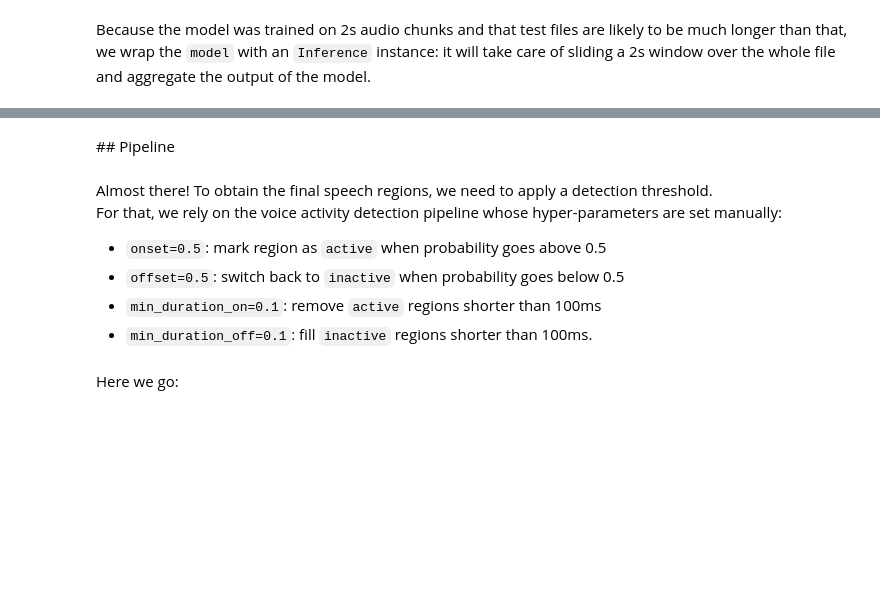
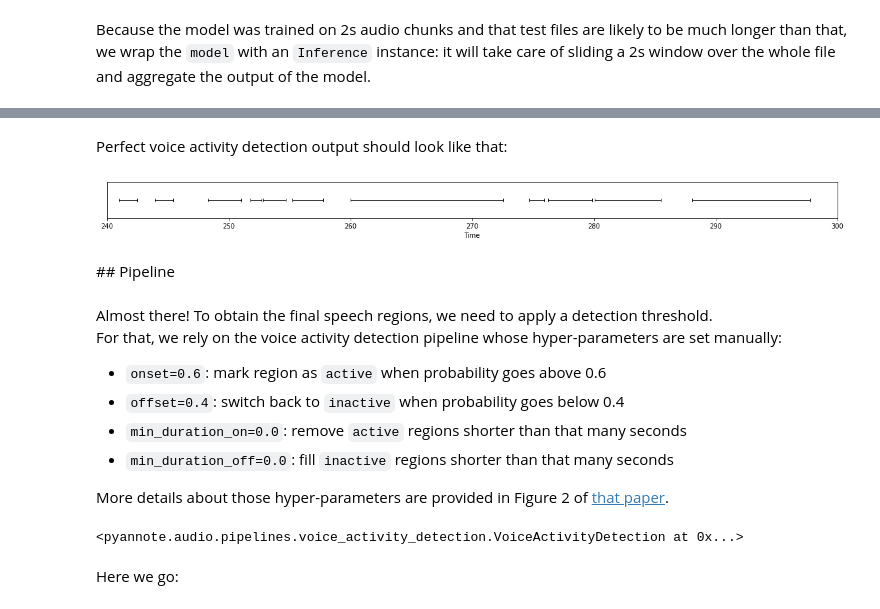
Before and after one commit to mahdeslami11/pyannote-audio, a Jupyter notebook: tutorials/voice_activity_detection.ipynb, the cells around one changed output, grey strips where cells are left out. Cells and saved outputs as stored; diff of their text form; code cells hidden in the pictures; blank space fills up the shorter version.

```diff
--- a/tutorials/voice_activity_detection.ipynb
+++ b/tutorials/voice_activity_detection.ipynb
@@ -58,5 +95,5 @@ Once trained, we will apply the model on a test file:
 # %%
-test_file = next(protocol.test())
+test_file = next(ami.test())
 # here we use a test file provided by the protocol, but it could be any audio file
 # e.g. test_file = "/path/to/test.wav".
 # %% [markdown]
@@ -70,16 +109,30 @@ vad_probability
+# %% [markdown]
+Perfect voice activity detection output should look like that:
+# %%
+expected_output = test_file["annotation"].get_timeline().support()
+expected_output
+# %% [output]
+[figure, added]
 # %% [markdown]
 ## Pipeline
 # %% [markdown]
 Almost there! To obtain the final speech regions, we need to apply a detection threshold.
 For that, we rely on the voice activity detection pipeline whose hyper-parameters are set manually:
-- `onset=0.5`: mark region as `active` when probability goes above 0.5
-- `offset=0.5`: switch back to `inactive` when probability goes below 0.5
-- `min_duration_on=0.1`: remove `active` regions shorter than 100ms
-- `min_duration_off=0.1`: fill `inactive` regions shorter than 100ms.
+- `onset=0.6`: mark region as `active` when probability goes above 0.6
+- `offset=0.4`: switch back to `inactive` when probability goes below 0.4
+- `min_duration_on=0.0`: remove `active` regions shorter than that many seconds
+- `min_duration_off=0.0`: fill `inactive` regions shorter than that many seconds
+
+
+More details about those hyper-parameters are provided in Figure 2 of [that paper](https://arxiv.org/abs/2104.04045).
 # %%
 from pyannote.audio.pipelines import VoiceActivityDetection as VoiceActivityDetectionPipeline
-pipeline = VoiceActivityDetectionPipeline(scores=inference).instantiate(
-    {"onset": 0.5, "offset": 0.5, "min_duration_on": 0.1, "min_duration_off": 0.1})
+pipeline = VoiceActivityDetectionPipeline(segmentation=model)
+initial_params = {"onset": 0.6, "offset": 0.4,
+                  "min_duration_on": 0.0, "min_duration_off": 0.0}
+pipeline.instantiate(initial_params)
+# %% [output]
+<pyannote.audio.pipelines.voice_activity_detection.VoiceActivityDetection at 0x...>
 # %% [markdown]
 Here we go:
 # %%
```
Also changed, not shown: parts of 35 cells of this notebook.
